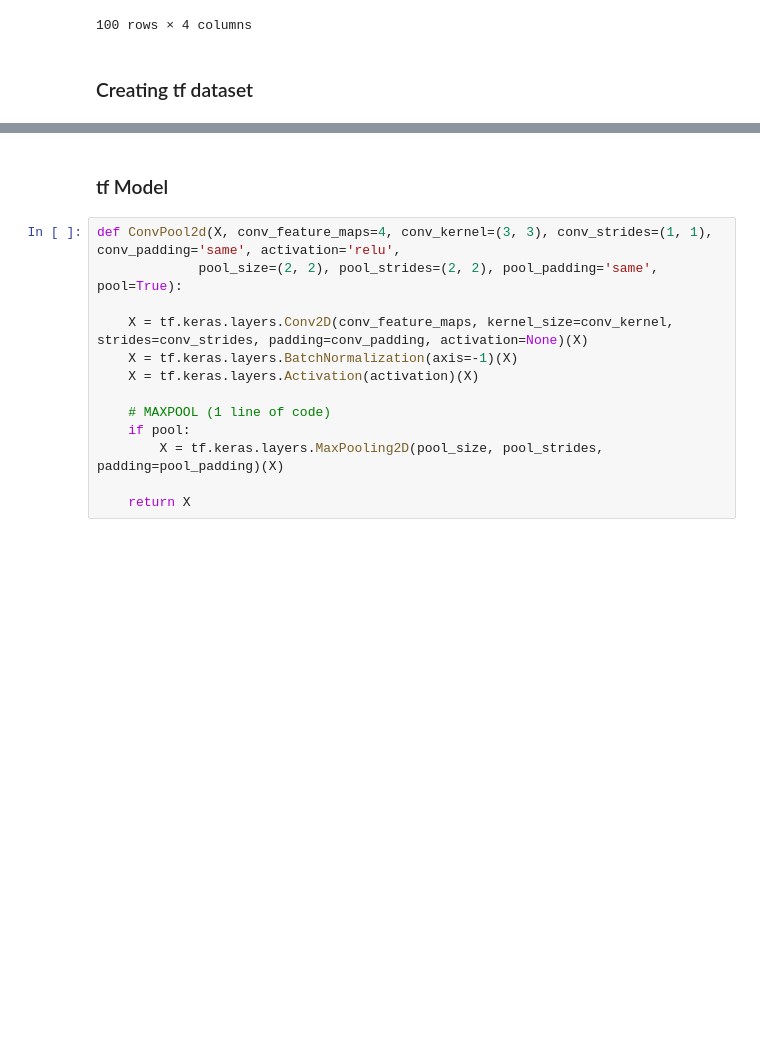
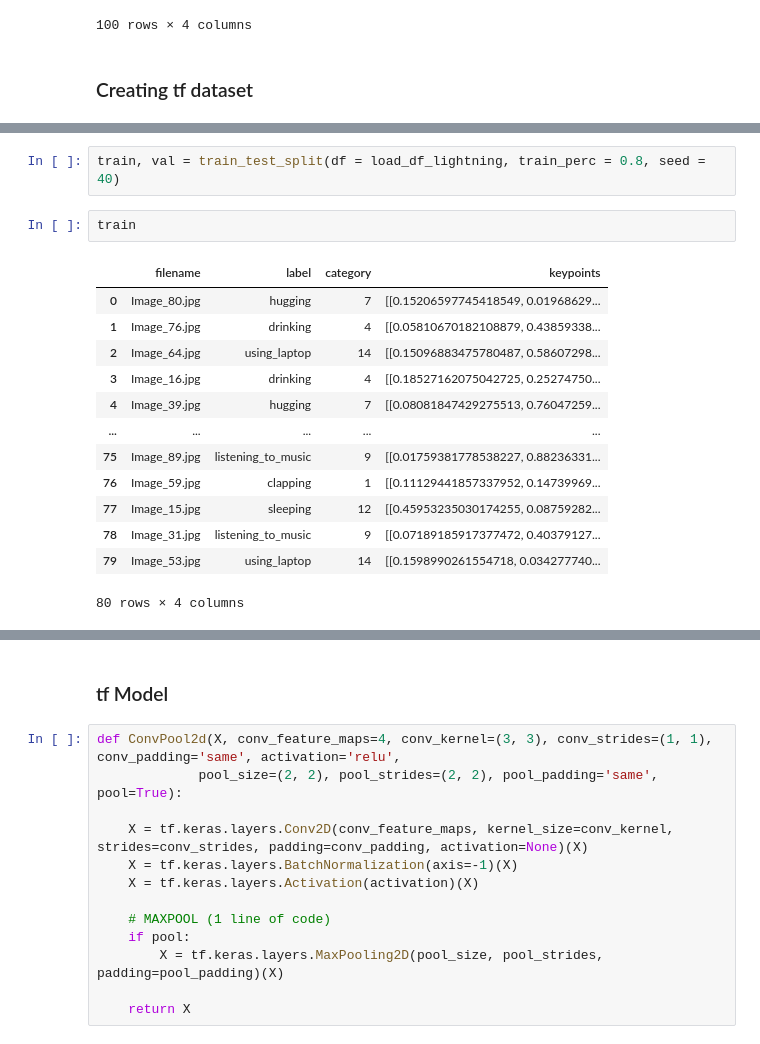
Before and after one commit to Vatsal-Sharma2003/HUMAN-POSE-ESTIMATION-USING-MACHINE-LEARNING, a Jupyter notebook: HRD.ipynb, the cells around one changed output, grey strips where cells are left out. Cells and saved outputs as stored; diff of their text form; blank space fills up the shorter version.

```diff
--- a/HRD.ipynb
+++ b/HRD.ipynb
@@ -596,0 +598,18 @@ def create_dataset(data, labels, batch_size , shuffle=False):
+# %%
+train, val = train_test_split(df = load_df_lightning, train_perc = 0.8, seed = 40)
+# %%
+train
+# %% [output]
+|  | filename | label | category | keypoints |
+| 0 | Image_80.jpg | hugging | 7 | [[0.15206597745418549, 0.01968629... |
+| 1 | Image_76.jpg | drinking | 4 | [[0.05810670182108879, 0.43859338... |
+| 2 | Image_64.jpg | using_laptop | 14 | [[0.15096883475780487, 0.58607298... |
+| 3 | Image_16.jpg | drinking | 4 | [[0.18527162075042725, 0.25274750... |
+| 4 | Image_39.jpg | hugging | 7 | [[0.08081847429275513, 0.76047259... |
+| ... | ... | ... | ... | ... |
+| 75 | Image_89.jpg | listening_to_music | 9 | [[0.01759381778538227, 0.88236331... |
+| 76 | Image_59.jpg | clapping | 1 | [[0.11129441857337952, 0.14739969... |
+| 77 | Image_15.jpg | sleeping | 12 | [[0.45953235030174255, 0.08759282... |
+| 78 | Image_31.jpg | listening_to_music | 9 | [[0.07189185917377472, 0.40379127... |
+| 79 | Image_53.jpg | using_laptop | 14 | [[0.1598990261554718, 0.034277740... |
+80 rows × 4 columns
```
Also changed, not shown: parts of 24 cells of this notebook, 1 other file.
